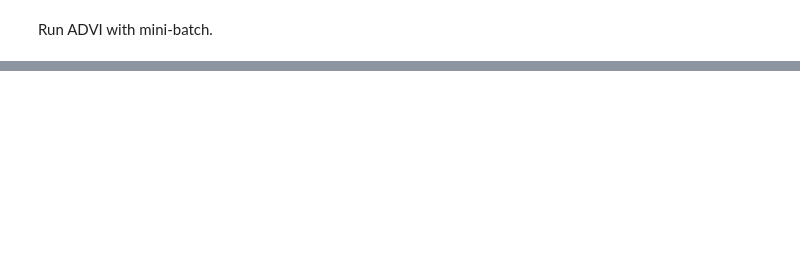
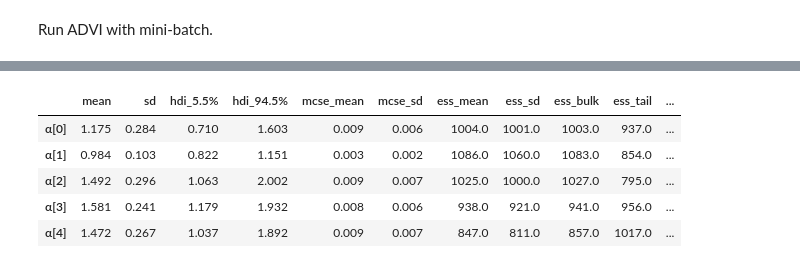
Before and after one commit to jhrcook/pymc3-tutorials, a Jupyter notebook: 016_mini-batch-advi-on-hierarchical-regression.ipynb, the cells around one changed output, grey strips where cells are left out. Drawn from its saved outputs; the diff is of its cells as text; code cells hidden in the pictures; blank space fills up the shorter version.

```diff
--- a/016_mini-batch-advi-on-hierarchical-regression.ipynb
+++ b/016_mini-batch-advi-on-hierarchical-regression.ipynb
@@ -166,0 +426,20 @@ Here are tips to potentially make your code run faster
+# %%
+mainvars_summaries = pd.concat(
+    [
+        summarize_results(r, l, var_names=["^α|^β"], filter_vars="regex")
+        for r, l in zip(res, labels)
+    ]
+)
+
+# Is α or β
+mainvars_summaries["var_group"] = [
+    "α" if re.search("α", x) else "β" for x in mainvars_summaries.index.values
+]
+
+# County index
+mainvars_summaries["var_idx"] = [
+    int("".join(re.findall(r"\d", x))) for x in mainvars_summaries.index.values
+]
+
+mainvars_summaries.head()
+# %% [output]
@@ -166,0 +448,6 @@ Here are tips to potentially make your code run faster
+|  | mean | sd | hdi_5.5% | hdi_94.5% | mcse_mean | mcse_sd | ess_mean | ess_sd | ess_bulk | ess_tail | ... |
+| α[0] | 1.175 | 0.284 | 0.710 | 1.603 | 0.009 | 0.006 | 1004.0 | 1001.0 | 1003.0 | 937.0 | ... |
+| α[1] | 0.984 | 0.103 | 0.822 | 1.151 | 0.003 | 0.002 | 1086.0 | 1060.0 | 1083.0 | 854.0 | ... |
+| α[2] | 1.492 | 0.296 | 1.063 | 2.002 | 0.009 | 0.007 | 1025.0 | 1000.0 | 1027.0 | 795.0 | ... |
+| α[3] | 1.581 | 0.241 | 1.179 | 1.932 | 0.008 | 0.006 | 938.0 | 921.0 | 941.0 | 956.0 | ... |
+| α[4] | 1.472 | 0.267 | 1.037 | 1.892 | 0.009 | 0.007 | 847.0 | 811.0 | 857.0 | 1017.0 | ... |
```
Also changed, not shown: parts of 25 cells of this notebook, 6 other files.
